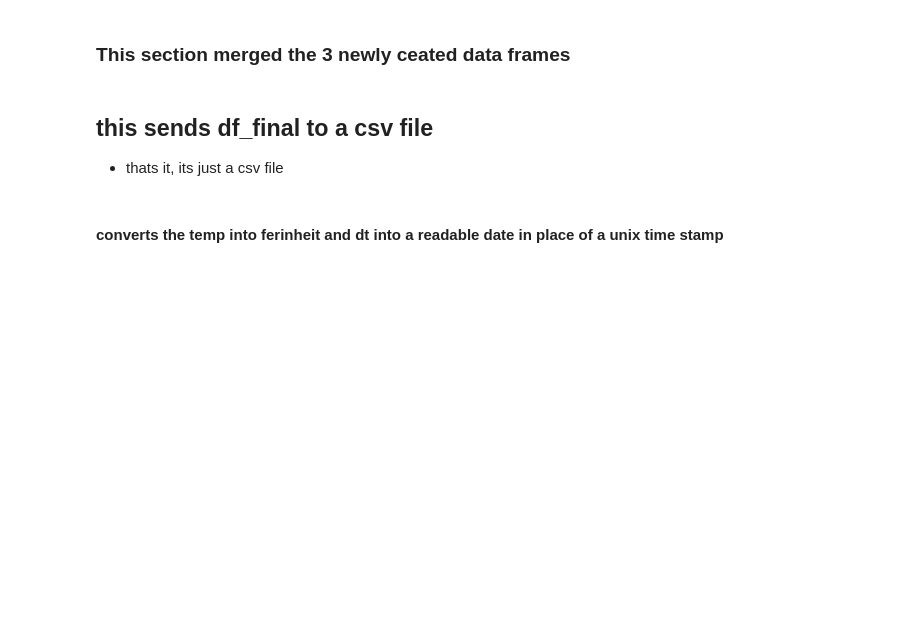
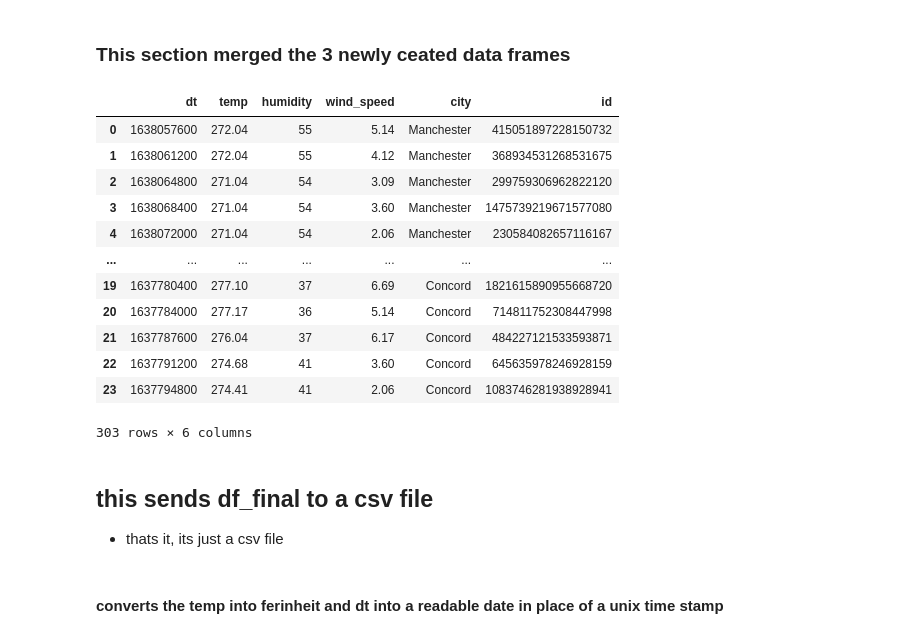
Before and after one commit to Thraingios/DataProject, a Jupyter notebook: WetherApi.ipynb, the cells around one changed output. Cells and saved outputs as stored; diff of their text form; code cells hidden in the pictures; blank space fills up the shorter version.

```diff
--- a/WetherApi.ipynb
+++ b/WetherApi.ipynb
@@ -135,6 +135,21 @@ df_final_keen #.shape
 ### This section merged the 3 newly ceated data frames
 # %%
 df_big = pd.concat([df_final_manchester, df_final_keen, df_final_concord], axis=0)
+df_big
+# %% [output]
+|  | dt | temp | humidity | wind_speed | city | id |
+| 0 | 1638057600 | 272.04 | 55 | 5.14 | Manchester | 415051897228150732 |
+| 1 | 1638061200 | 272.04 | 55 | 4.12 | Manchester | 368934531268531675 |
+| 2 | 1638064800 | 271.04 | 54 | 3.09 | Manchester | 299759306962822120 |
+| 3 | 1638068400 | 271.04 | 54 | 3.60 | Manchester | 1475739219671577080 |
+| 4 | 1638072000 | 271.04 | 54 | 2.06 | Manchester | 230584082657116167 |
+| ... | ... | ... | ... | ... | ... | ... |
+| 19 | 1637780400 | 277.10 | 37 | 6.69 | Concord | 1821615890955668720 |
+| 20 | 1637784000 | 277.17 | 36 | 5.14 | Concord | 714811752308447998 |
+| 21 | 1637787600 | 276.04 | 37 | 6.17 | Concord | 484227121533593871 |
+| 22 | 1637791200 | 274.68 | 41 | 3.60 | Concord | 645635978246928159 |
+| 23 | 1637794800 | 274.41 | 41 | 2.06 | Concord | 1083746281938928941 |
+303 rows × 6 columns
 # %% [markdown]
 ## this sends df_final to a csv file
 * thats it, its just a csv file
```
Also changed, not shown: parts of 14 cells of this notebook, 2 other files.
